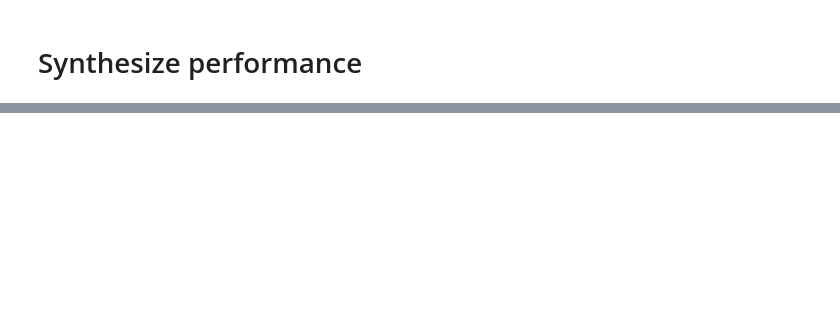
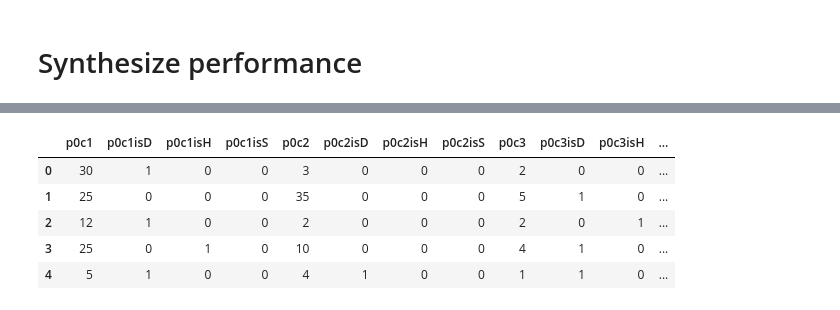
Before and after one commit to andytaylor823/euchre-ML, a Jupyter notebook: ComparingSuboptimalPerformance.ipynb, the cells around one changed output, grey strips where cells are left out. Cells and saved outputs as stored; diff of their text form; code cells hidden in the pictures; blank space fills up the shorter version.

```diff
--- a/ComparingSuboptimalPerformance.ipynb
+++ b/ComparingSuboptimalPerformance.ipynb
@@ -183,0 +427,6 @@ def get_performance(folder):
+# %%
+df = pd.read_csv('/staging/fast/taylora/euchre/opt_vs_basic/10000_hands_000.csv')
+# %%
+%%time
+df['caller_points'] = df.apply(lambda x: 4*(x['result']=='Loner') + 2*(x['result']=='Sweep') +\
+                                         1*(x['result']=='Single') - 2*(x['result']=='EUCHRE'), axis=1)
@@ -183,0 +436,3 @@ def get_performance(folder):
+# %%
+%%time
+df['caller_points'] = 4*(df['result']=='Loner') + 2*(df['result']=='Sweep') + 1*(df['result']=='Single') - 2*(df['result']=='EUCHRE')
@@ -183,0 +442,9 @@ def get_performance(folder):
+# %%
+df.head()
+# %% [output]
+|  | p0c1 | p0c1isD | p0c1isH | p0c1isS | p0c2 | p0c2isD | p0c2isH | p0c2isS | p0c3 | p0c3isD | p0c3isH | ... |
+| 0 | 30 | 1 | 0 | 0 | 3 | 0 | 0 | 0 | 2 | 0 | 0 | ... |
+| 1 | 25 | 0 | 0 | 0 | 35 | 0 | 0 | 0 | 5 | 1 | 0 | ... |
+| 2 | 12 | 1 | 0 | 0 | 2 | 0 | 0 | 0 | 2 | 0 | 1 | ... |
+| 3 | 25 | 0 | 1 | 0 | 10 | 0 | 0 | 0 | 4 | 1 | 0 | ... |
+| 4 | 5 | 1 | 0 | 0 | 4 | 1 | 0 | 0 | 1 | 1 | 0 | ... |
```
Also changed, not shown: parts of 25 cells of this notebook.
